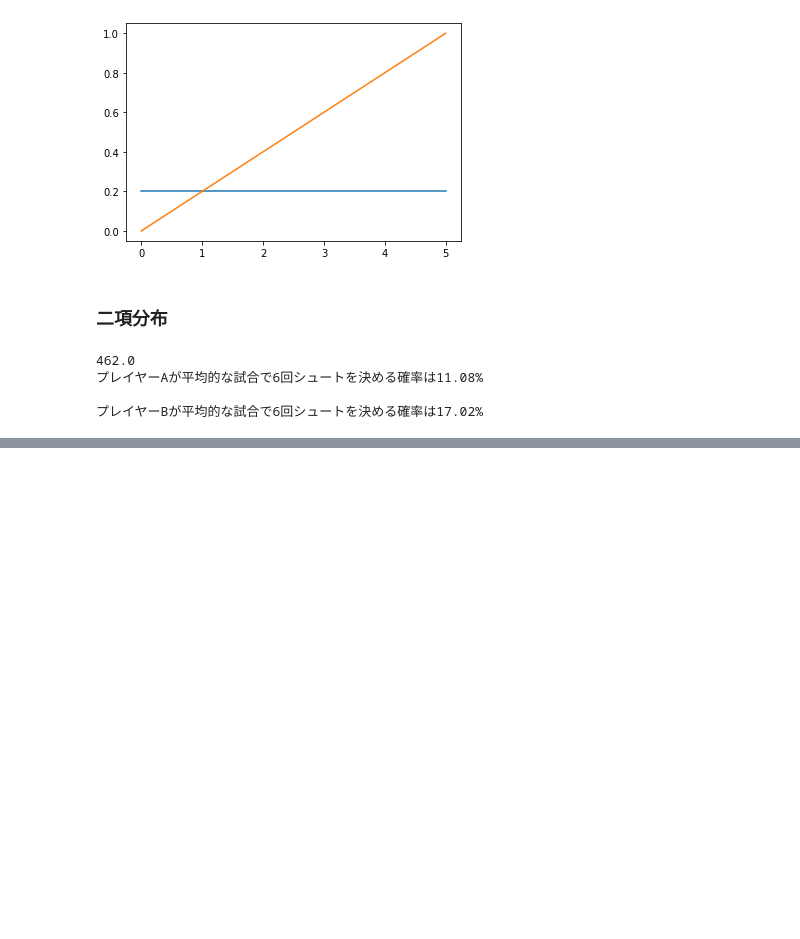
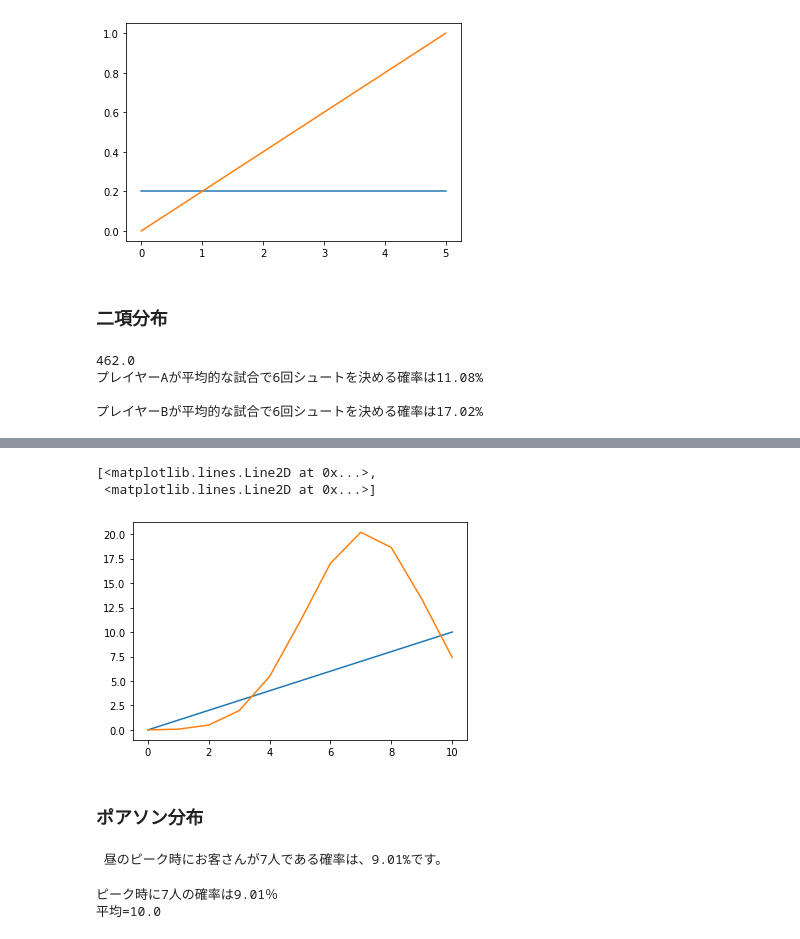
Before and after one commit to fujispooo/datascience, a Jupyter notebook: Lec90-Lec91.ipynb, the cells around one changed output, grey strips where cells are left out. Cells and saved outputs as stored; diff of their text form; code cells hidden in the pictures; blank space fills up the shorter version.

```diff
--- a/Lec90-Lec91.ipynb
+++ b/Lec90-Lec91.ipynb
@@ -108,0 +166,48 @@ print('プレイヤーBが平均的な試合で6回シュートを決める確
+# %%
+plt.plot(answer__B)
+# %% [output]
+[<matplotlib.lines.Line2D at 0x...>,
+ <matplotlib.lines.Line2D at 0x...>]
+[figure, added]
+# %% [markdown]
+### ポアソン分布
+# %%
+# 残念ながら、lambdaはPythonでは予約語なので、そのまま変数名には使えます。
+
+# lambとして、λをセットします。
+lamb = 10
+
+# ちょうど7人来る確率を計算したいので、k=7です。
+k=7
+
+# 標準mathモジュールから、必要なモノをインポート
+from math import exp
+from math import factorial
+
+# factorial は階乗を計算する
+
+# 確率質量関数をつかって確率を計算します。
+prob = (lamb**k)*exp(-lamb)/factorial(k)
+
+print(' 昼のピーク時にお客さんが7人である確率は、{:0.2f}%です。'.format(100*prob))
+# %% [output]
+ 昼のピーク時にお客さんが7人である確率は、9.01%です。
+# %%
+# scipy.statsから、 poissonをインポートします
+from scipy.stats import poisson
+
+# 平均は10です。
+mu = 10
+
+# 平均と分散を計算できます。
+mean,var = poisson.stats(mu)
+
+# 確率質量関数を使って、特定の確率を計算することも可能です。
+odds_seven = poisson.pmf(7,mu)
+
+print('ピーク時に7人の確率は{:0.2f}％'.format(odds_seven*100))
+
+print('平均={}'.format(mean))
+# %% [output]
+ピーク時に7人の確率は9.01％
+平均=10.0
```
Also changed, not shown: parts of 8 cells of this notebook.
